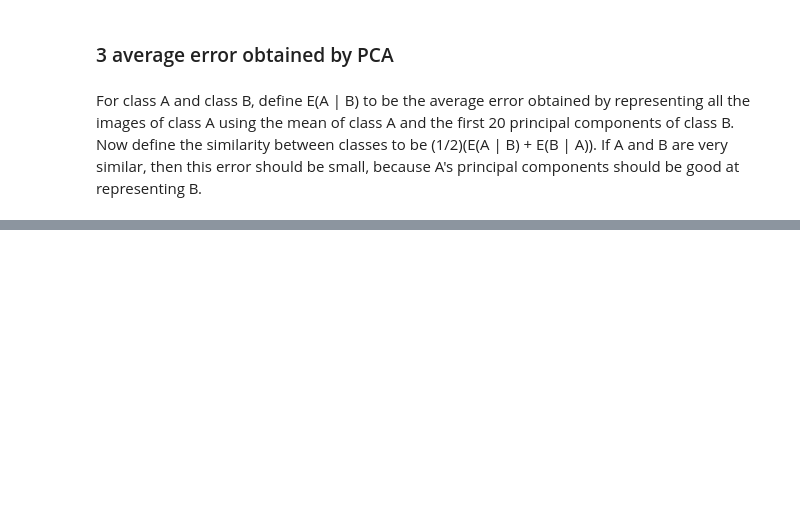
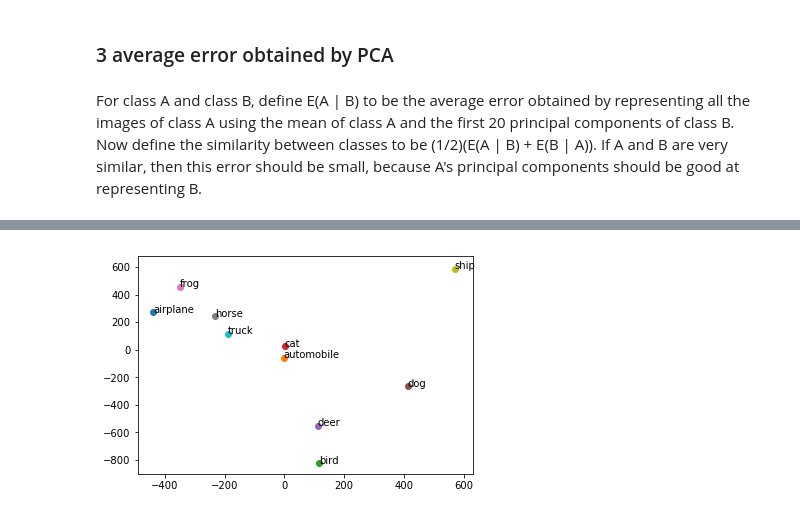
Before and after one commit to lpoon2/CS498-AML, a Jupyter notebook: hw3/hw3.ipynb, the cells around one changed output, grey strips where cells are left out. Cells and saved outputs as stored; diff of their text form; code cells hidden in the pictures; blank space fills up the shorter version.

```diff
--- a/hw3/hw3.ipynb
+++ b/hw3/hw3.ipynb
@@ -209,0 +217,14 @@ https://piazza.com/class/jchzguhsowz6n9?cid=489
+# %%
+###Error
+error_by_labels = [] #storing the image by labels, the list would be in this structure: error_by_labels[labes][image data array]
+for i in range (0,10):
+    error_by_labels.append(np.zeros((1, 3072)))
+temp_count_loop = np.zeros(10)
+
+
+for i in range (0,5000):
+    temp = pca_objs[data_batch_1[b'labels'][i]].transform(data_batch_1[b'data'][i]) #apply PCA on that image
+    temp2 = pca_objs[data_batch_1[b'labels'][i]].inverse_transform(temp)
+    error_temp = data_batch_1[b'data'][i]-temp2 #subtract to get error
+    error_by_labels[data_batch_1[b'labels'][i]] = error_temp[0] + error_by_labels[data_batch_1[b'labels'][i]] #add the error to list
+    temp_count_loop[data_batch_1[b'labels'][i]] += 1
@@ -209,0 +237,5 @@ https://piazza.com/class/jchzguhsowz6n9?cid=489
+# %%
+error_by_labels_sum = np.zeros(10)
+for i in range (0,10):
+    error_by_labels_sum[i] = error_by_labels[i].sum()
+    print(error_by_labels_sum[i])
@@ -256,0 +322,9 @@ For class A and class B, define E(A | B) to be the average error obtained by rep
+# %%
+# average error obtained by representing all the images of class A using the mean of class A is error_by_labels
+mean_error_by_labels = [] #storing the image by labels, the list would be in this structure: error_by_labels[labes][image data array]
+for i in range (0,10):
+    mean_error_by_labels.append(np.zeros((1, 3072)))
+for i in range (0,5000):
+    mean_error_temp = data_batch_1[b'data'][i]-mean[data_batch_1[b'labels'][i]] #subtract to get error
+    mean_error_by_labels[data_batch_1[b'labels'][i]] = mean_error_temp + mean_error_by_labels[data_batch_1[b'labels'][i]] #add the error to list
+    temp_count_loop[data_batch_1[b'labels'][i]] += 1
@@ -256,0 +347,5 @@ For class A and class B, define E(A | B) to be the average error obtained by rep
+# %%
+err_dis = np.zeros((10,10))
+for i in range (0,10):
+    for j in range(0,10):
+        err_dis[i][j] = float(0.5*((error_by_labels[i]/mean_error_by_labels[j])+(error_by_labels[j]/mean_error_by_labels[i])).sum())
@@ -256,0 +372,10 @@ For class A and class B, define E(A | B) to be the average error obtained by rep
+# %%
+mds_err = MDS(n_components=2, dissimilarity="precomputed", random_state=1)
+pos_err = mds_err.fit_transform (err_dis.astype(np.float64))
+xs_err, ys_err = pos_err[:, 0], pos_err[:, 1]
+for x_err, y_err, name in zip(xs_err, ys_err, labels):
+    plt.scatter(x_err, y_err)
+    plt.text(x_err, y_err, name)
+plt.show()
+# %% [output]
+[figure, added]
```
Also changed, not shown: parts of 17 cells of this notebook.
